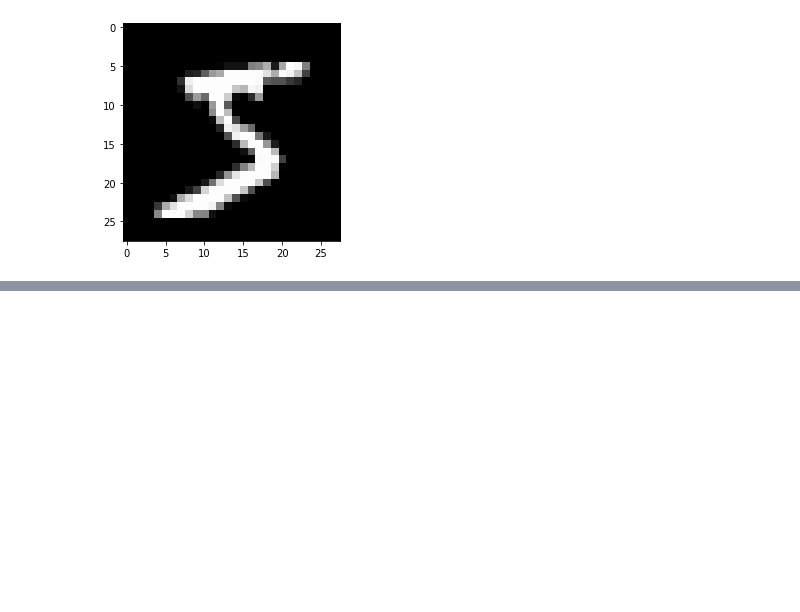
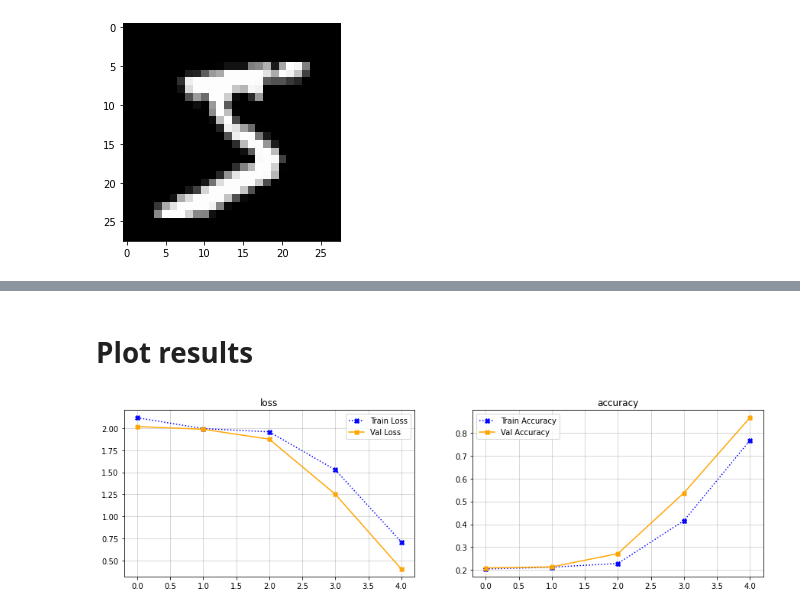
Before and after one commit to 0r4nd/HandwritingRecognition, a Jupyter notebook: notebooks/HandwritingRecognition.ipynb, the cells around one changed output, grey strips where cells are left out. Cells and saved outputs as stored; diff of their text form; code cells hidden in the pictures; blank space fills up the shorter version.

```diff
--- a/notebooks/HandwritingRecognition.ipynb
+++ b/notebooks/HandwritingRecognition.ipynb
@@ -19,0 +44,11 @@ plt.show()
+# %%
+labels = ["0",
+          "1",
+          "2",
+          "3",
+          "4",
+          "5",
+          "6",
+          "7",
+          "8",
+          "9"]
@@ -19,0 +121,10 @@ plt.show()
+# %%
+es = EarlyStopping(patience = 5)
+
+history = model.fit(X_train,
+                    y_train_cat,
+                    validation_split = 0.3, # auto val generation
+                    batch_size = 32,
+                    epochs = 5,
+                    callbacks = [es],
+                    verbose = 1)
@@ -19,0 +142,22 @@ plt.show()
+# %% [markdown]
+# Plot results
+# %%
+def plot_history(history, labels = ["loss"]):
+    h = history.history
+    with plt.style.context('seaborn-deep'):
+        fig, ax = plt.subplots(1, max(2,len(labels)), figsize=(15, 4))
+        x_axis = np.arange(len(h[labels[0]]))
+        for i in range(len(labels)):
+            l = labels[i]
+            L = l.capitalize()
+            ax[i].set_title(l)
+            ax[i].plot(x_axis, h[l], color="blue", linestyle=":", marker="X", label="Train "+L)
+            ax[i].plot(x_axis, h['val_'+l], color="orange", linestyle="-", marker="X", label="Val "+L)
+            ax[i].grid(axis="x", linewidth=0.5)
+            ax[i].grid(axis="y", linewidth=0.5)
+            ax[i].legend()
+        plt.show()
+# %%
+plot_history(history, ["loss", "accuracy"])
+# %% [output]
+[figure, added]
```
Also changed, not shown: parts of 14 cells of this notebook.
